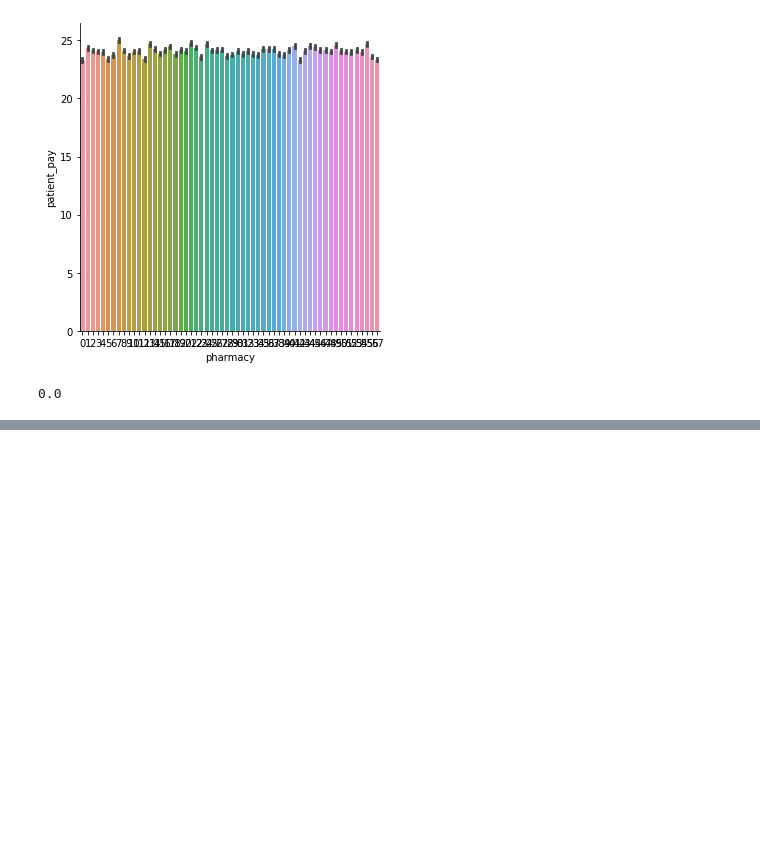
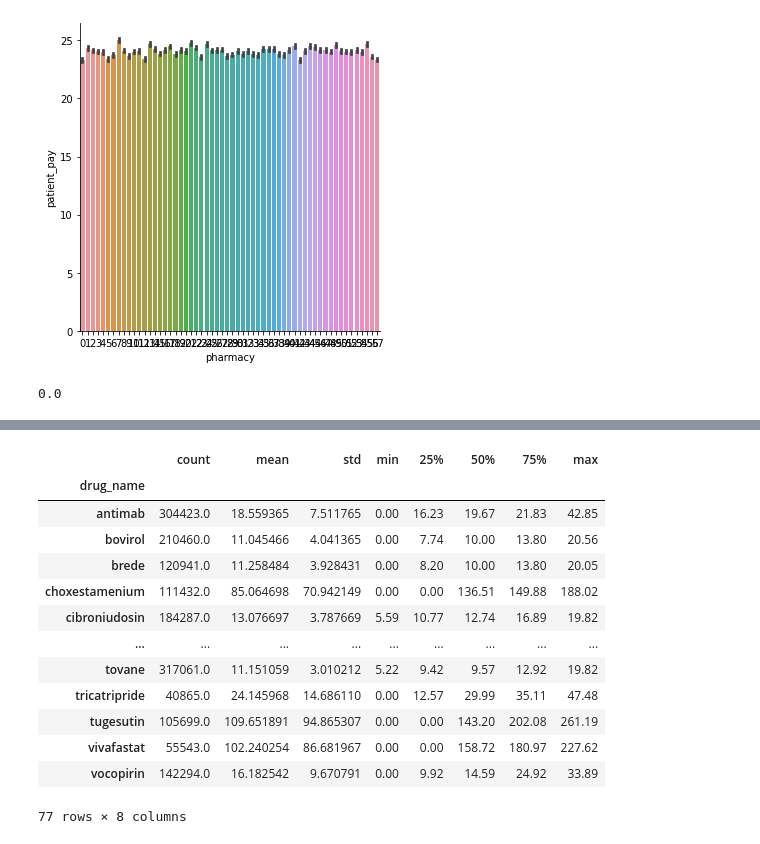
Before and after one commit to Erdos-Red-Eye/CMM_Patient_Expenses, a Jupyter notebook: CoverMyMed_EDA.ipynb, the cells around one changed output, grey strips where cells are left out. Saved outputs shown, nothing was run; the diff lists cells and outputs as text; code cells hidden in the pictures; blank space fills up the shorter version.

```diff
--- a/CoverMyMed_EDA.ipynb
+++ b/CoverMyMed_EDA.ipynb
@@ -253,0 +274,17 @@ Name: patient_pay, dtype: float64
+# %%
+df.groupby(['drug_name'])['patient_pay'].describe()
+# %% [output]
+|  | count | mean | std | min | 25% | 50% | 75% | max |
+| drug_name |  |  |  |  |  |  |  |  |
+| antimab | 304423.0 | 18.559365 | 7.511765 | 0.00 | 16.23 | 19.67 | 21.83 | 42.85 |
+| bovirol | 210460.0 | 11.045466 | 4.041365 | 0.00 | 7.74 | 10.00 | 13.80 | 20.56 |
+| brede | 120941.0 | 11.258484 | 3.928431 | 0.00 | 8.20 | 10.00 | 13.80 | 20.05 |
+| choxestamenium | 111432.0 | 85.064698 | 70.942149 | 0.00 | 0.00 | 136.51 | 149.88 | 188.02 |
+| cibroniudosin | 184287.0 | 13.076697 | 3.787669 | 5.59 | 10.77 | 12.74 | 16.89 | 19.82 |
+| ... | ... | ... | ... | ... | ... | ... | ... | ... |
+| tovane | 317061.0 | 11.151059 | 3.010212 | 5.22 | 9.42 | 9.57 | 12.92 | 19.82 |
+| tricatripride | 40865.0 | 24.145968 | 14.686110 | 0.00 | 12.57 | 29.99 | 35.11 | 47.48 |
+| tugesutin | 105699.0 | 109.651891 | 94.865307 | 0.00 | 0.00 | 143.20 | 202.08 | 261.19 |
+| vivafastat | 55543.0 | 102.240254 | 86.681967 | 0.00 | 0.00 | 158.72 | 180.97 | 227.62 |
+| vocopirin | 142294.0 | 16.182542 | 9.670791 | 0.00 | 9.92 | 14.59 | 24.92 | 33.89 |
+77 rows × 8 columns
```
Also changed, not shown: parts of 13 cells of this notebook.
